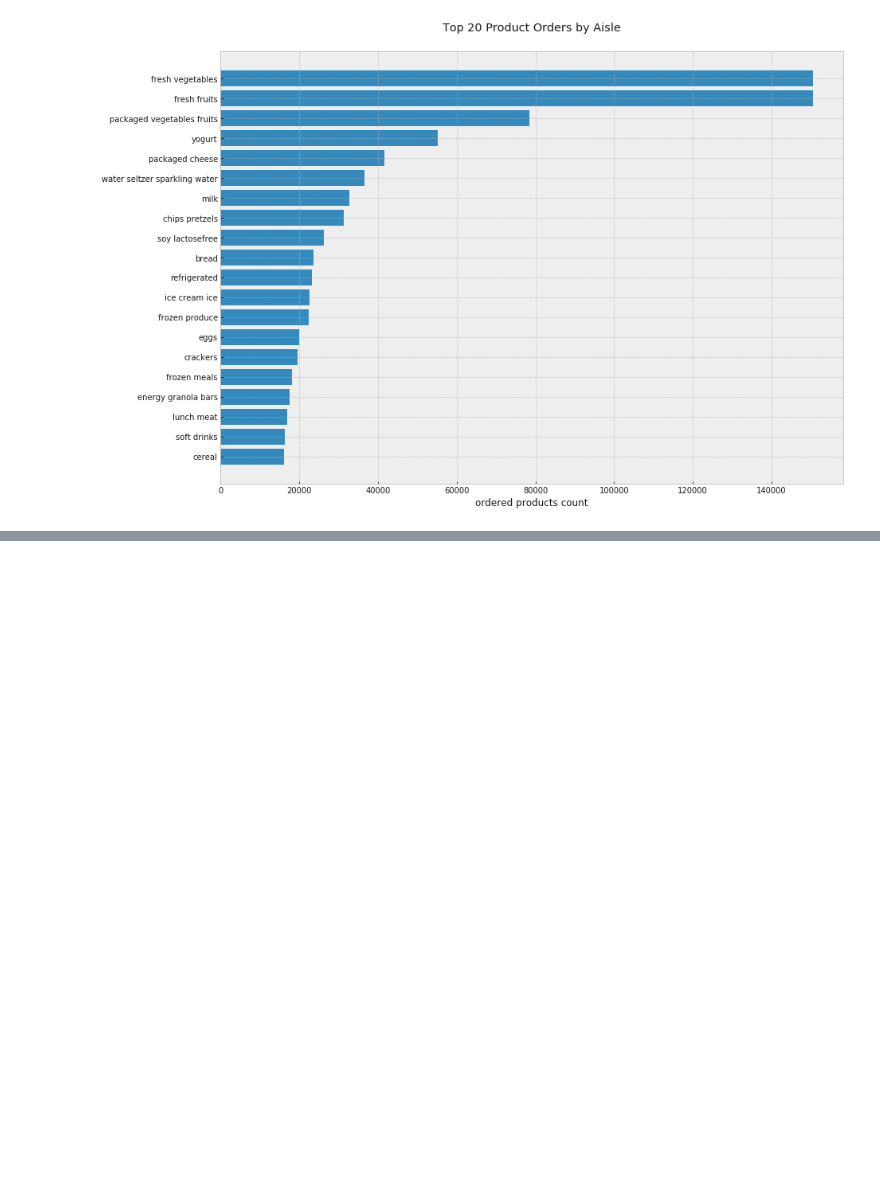
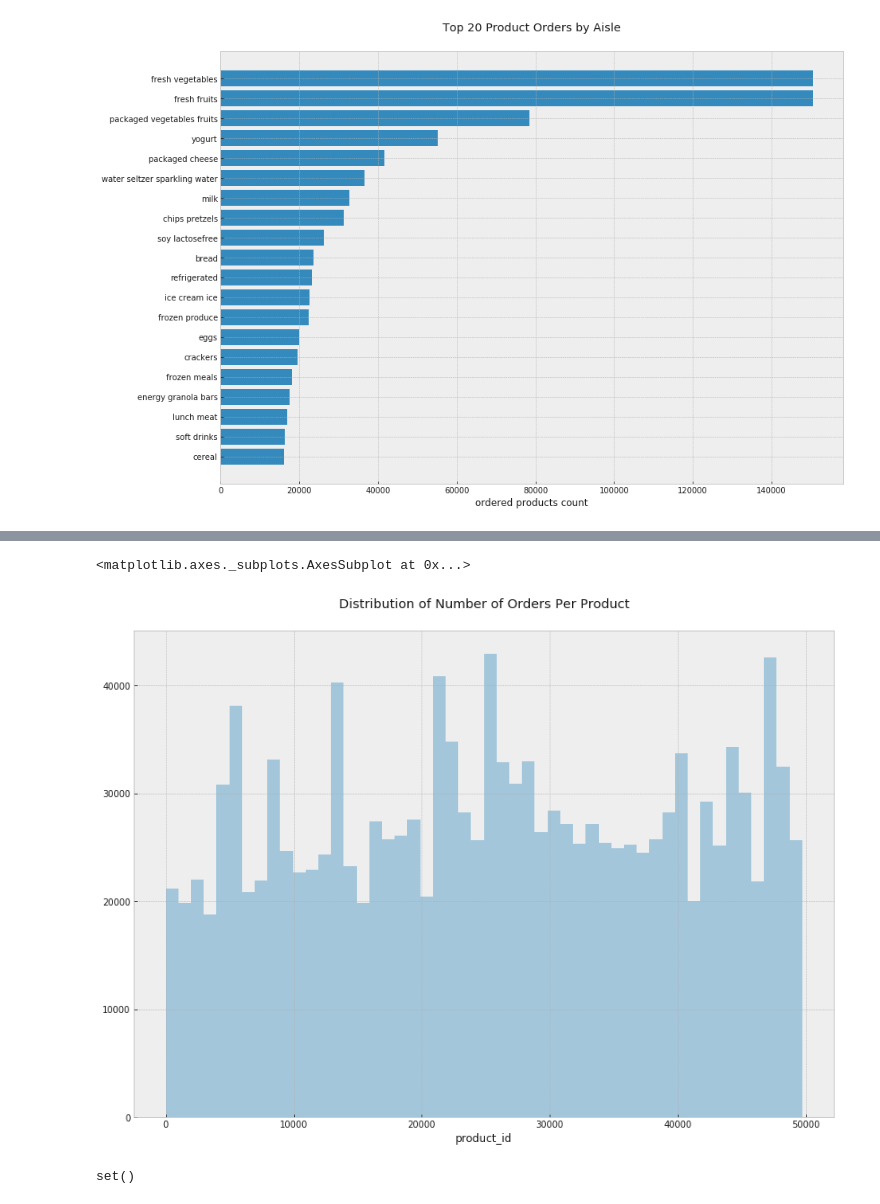
Before and after one commit to rossrco/analyses, a Jupyter notebook: instacart/instacart.ipynb, the cells around one changed output, grey strips where cells are left out. Cells and saved outputs as stored; diff of their text form; code cells hidden in the pictures; blank space fills up the shorter version.

```diff
--- a/instacart/instacart.ipynb
+++ b/instacart/instacart.ipynb
@@ -143,0 +153,11 @@ plt.barh(to_plot.index[-top_n:], to_plot[-top_n:])
+# %%
+plt.title('Distribution of Number of Orders Per Product')
+sns.distplot(products_by_department.product_id, kde = False, norm_hist = False)
+# %% [output]
+<matplotlib.axes._subplots.AxesSubplot at 0x...>
+[figure, added]
+# %%
+#there are no common orders between order_products_train and order_products_prior
+set(order_products_train.order_id.unique()) & set(order_products_prior.order_id.unique())
+# %% [output]
+set()
```
Also changed, not shown: parts of 2 cells of this notebook.
